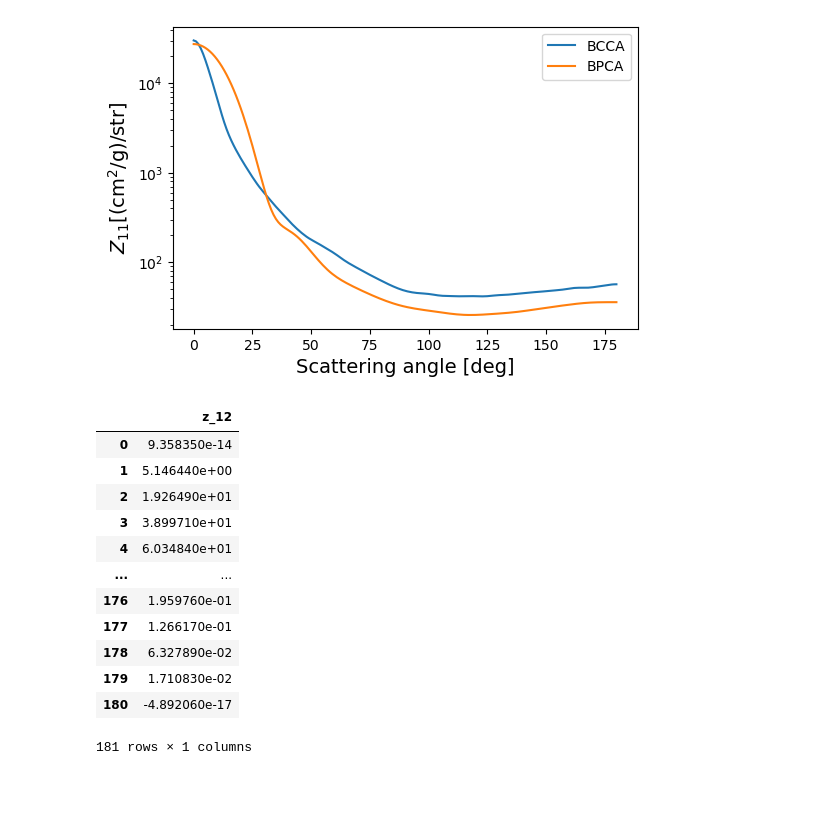
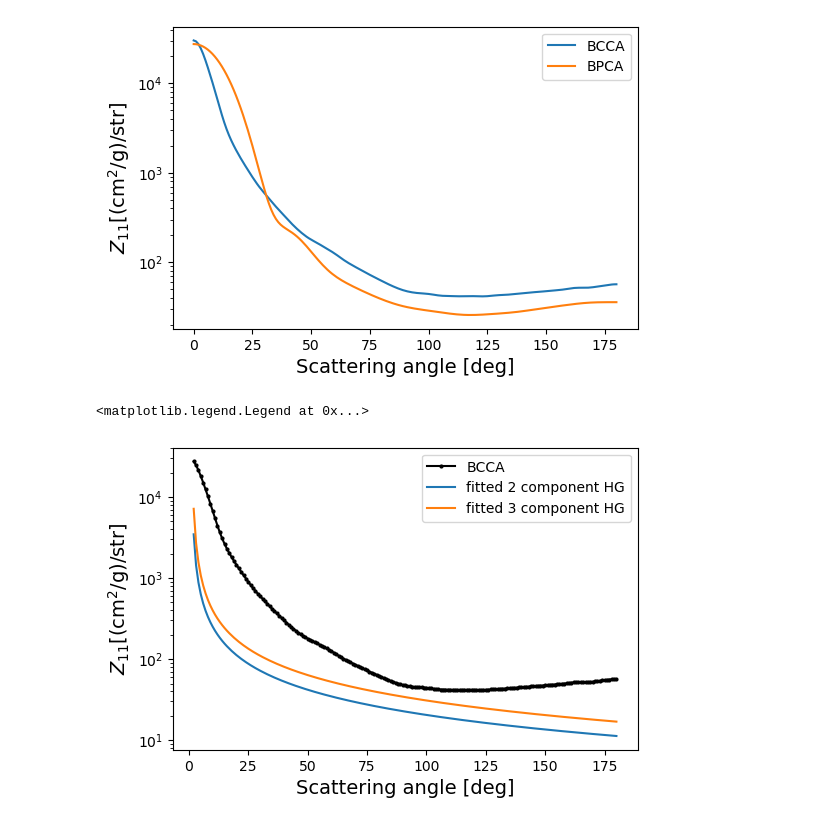
Before and after one commit to ruoyanwangdr/Cataloging-and-Visualizing-Cradles-of-Planet-Formation, a Jupyter notebook: diskmodel/disk_model_curve_fitting.ipynb, the cells around one changed output. Cells and saved outputs as stored; diff of their text form; code cells hidden in the pictures; blank space fills up the shorter version.

```diff
--- a/diskmodel/disk_model_curve_fitting.ipynb
+++ b/diskmodel/disk_model_curve_fitting.ipynb
@@ -65,19 +87,23 @@ plt.legend()
 # %% [output]
 <matplotlib.legend.Legend at 0x...>
 [figure]
-# %%
--z12_bcca
-# %% [output]
-|  | z_12 |
-| 0 | 9.358350e-14 |
-| 1 | 5.146440e+00 |
-| 2 | 1.926490e+01 |
-| 3 | 3.899710e+01 |
-| 4 | 6.034840e+01 |
-| ... | ... |
-| 176 | 1.959760e-01 |
-| 177 | 1.266170e-01 |
-| 178 | 6.327890e-02 |
-| 179 | 1.710830e-02 |
-| 180 | -4.892060e-17 |
-181 rows × 1 columns
+# %%
+popt2, pcov2 = curve_fit(hg2, scattering_angle_bcca[2:], z11_bcca[2:],
+                      bounds=((0.5, 0.25, -1000, -1000), (1.025, 0.75, 1000, 1000)))
+
+popt3, pcov3 = curve_fit(hg3, scattering_angle_bcca[2:], z11_bcca[2:],
+                       bounds=((0.5, 0.25, 0, -1000, -1000, -1000), (1.025, 0.75, 0.5, 1000, 1000, 1000)))
+
+
+
+plt.figure(dpi=100)
+plt.plot(scattering_angle_bcca[2:], z11_bcca[2:], '-ok', ms=2, label='BCCA')
+plt.plot(scattering_angle_bcca[2:], hg2(scattering_angle_bcca[2:], *popt2), '-', label='fitted 2 component HG')
+plt.plot(scattering_angle_bcca[2:], hg3(scattering_angle_bcca[2:], *popt3), '-', label='fitted 3 component HG')
+plt.xlabel('Scattering angle [deg]', fontsize=14)
+plt.ylabel(r'$Z_{11}$[(cm$^2$/g)/str]', fontsize=14)
+plt.yscale('log')
+plt.legend()
+# %% [output]
+<matplotlib.legend.Legend at 0x...>
+[figure, added]
```
Also changed, not shown: parts of 10 cells of this notebook.
